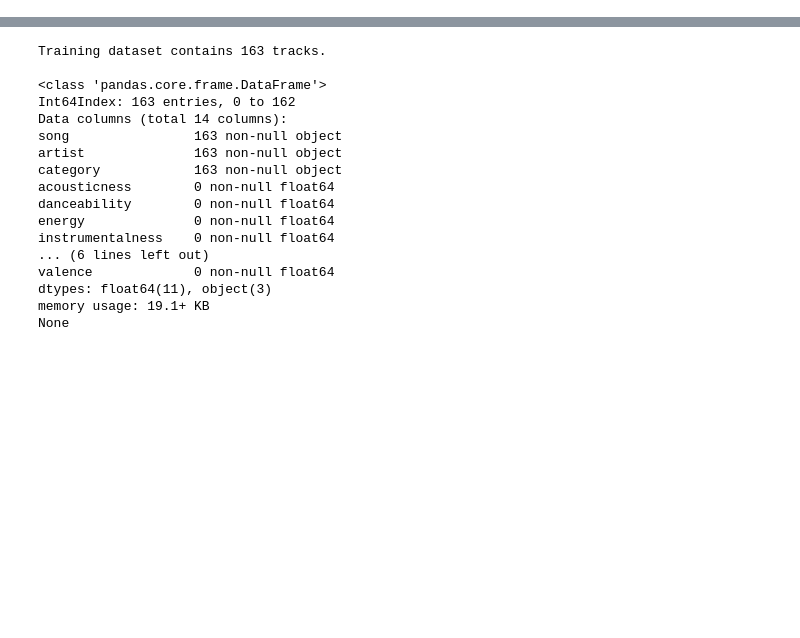
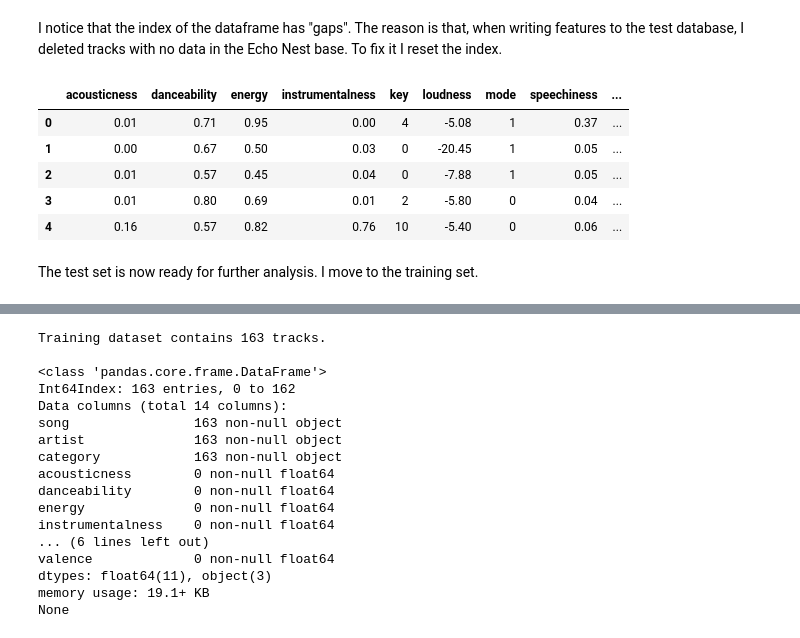
Before and after one commit to medennikova/itunes-music-analysis, a Jupyter notebook: 01_Data_preparation.ipynb, the cells around one changed output, grey strips where cells are left out. Drawn from its saved outputs; the diff is of its cells as text; code cells hidden in the pictures; blank space fills up the shorter version.

```diff
--- a/01_Data_preparation.ipynb
+++ b/01_Data_preparation.ipynb
@@ -264,0 +300,15 @@ I use pandas read_csv function to read the csv file into a DataFrame.
+# %% [markdown]
+I notice that the index of the dataframe has "gaps". The reason is that, when writing features to the test database, I deleted tracks with no data in the Echo Nest base. To fix it I reset the index.
+# %%
+# reset index
+test_df.reset_index(drop=True, inplace=True)
+test_df.head(5)
+# %% [output]
+|  | acousticness | danceability | energy | instrumentalness | key | loudness | mode | speechiness | ... |
+| 0 | 0.01 | 0.71 | 0.95 | 0.00 | 4 | -5.08 | 1 | 0.37 | ... |
+| 1 | 0.00 | 0.67 | 0.50 | 0.03 | 0 | -20.45 | 1 | 0.05 | ... |
+| 2 | 0.01 | 0.57 | 0.45 | 0.04 | 0 | -7.88 | 1 | 0.05 | ... |
+| 3 | 0.01 | 0.80 | 0.69 | 0.01 | 2 | -5.80 | 0 | 0.04 | ... |
+| 4 | 0.16 | 0.57 | 0.82 | 0.76 | 10 | -5.40 | 0 | 0.06 | ... |
+# %% [markdown]
+The test set is now ready for further analysis. I move to the training set.
```
Also changed, not shown: parts of 57 cells of this notebook.
